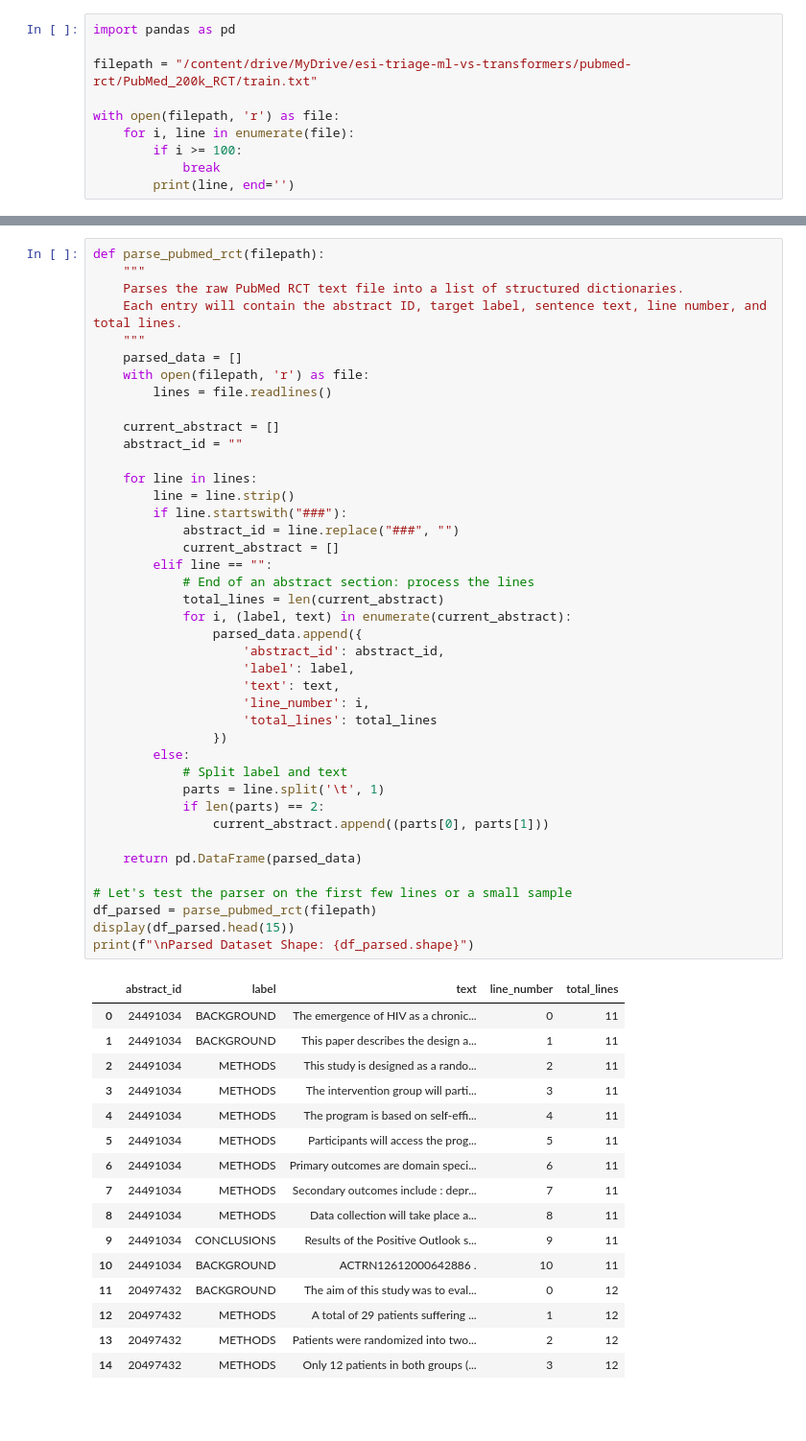
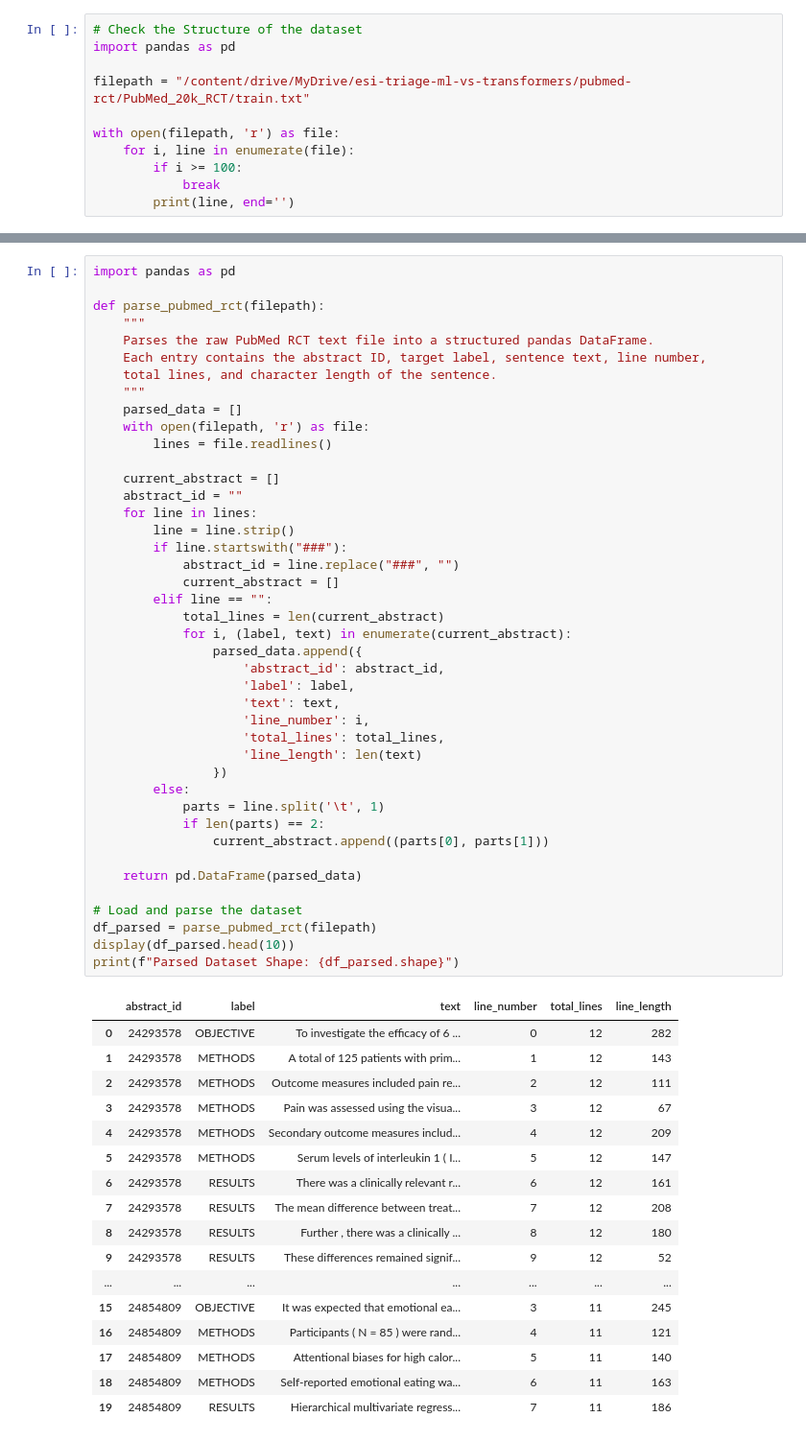
Before and after one commit to Afras2077/Sentence-Role-Classification-in-Medical-Abstracts-Bio_ClinicalBERT-vs.-Classical-ML, a Jupyter notebook: notebooks/01_data_exploration.ipynb, the cells around one changed output, grey strips where cells are left out. Shown at 96% size. Cells and saved outputs as stored; diff of their text form; blank space fills up the shorter version.

Commit message:
data parcing, basic feature enginneering for analysis, EDA

```diff
--- a/notebooks/01_data_exploration.ipynb
+++ b/notebooks/01_data_exploration.ipynb
@@ -4,7 +10,8 @@ drive.mount('/content/drive')
 # %%
+# Check the Structure of the dataset
 import pandas as pd
 
-filepath = "/content/drive/MyDrive/esi-triage-ml-vs-transformers/pubmed-rct/PubMed_200k_RCT/train.txt"
+filepath = "/content/drive/MyDrive/esi-triage-ml-vs-transformers/pubmed-rct/PubMed_20k_RCT/train.txt"
 
 with open(filepath, 'r') as file:
     for i, line in enumerate(file):
@@ -32,58 +39,60 @@ BACKGROUND      Visual naming alone may not identify all language sites in resec
 # %%
+import pandas as pd
+
 def parse_pubmed_rct(filepath):
     """
-    Parses the raw PubMed RCT text file into a list of structured dictionaries.
-    Each entry will contain the abstract ID, target label, sentence text, line number, and total lines.
+    Parses the raw PubMed RCT text file into a structured pandas DataFrame.
+    Each entry contains the abstract ID, target label, sentence text, line number,
+    total lines, and character length of the sentence.
     """
     parsed_data = []
     with open(filepath, 'r') as file:
         lines = file.readlines()
 
     current_abstract = []
     abstract_id = ""
-
     for line in lines:
         line = line.strip()
         if line.startswith("###"):
             abstract_id = line.replace("###", "")
             current_abstract = []
         elif line == "":
-            # End of an abstract section: process the lines
             total_lines = len(current_abstract)
             for i, (label, text) in enumerate(current_abstract):
                 parsed_data.append({
                     'abstract_id': abstract_id,
                     'label': label,
                     'text': text,
                     'line_number': i,
-                    'total_lines': total_lines
+                    'total_lines': total_lines,
+                    'line_length': len(text)
                 })
         else:
-            # Split label and text
             parts = line.split('\t', 1)
             if len(parts) == 2:
                 current_abstract.append((parts[0], parts[1]))
 
     return pd.DataFrame(parsed_data)
 
-# Let's test the parser on the first few lines or a small sample
+# Load and parse the dataset
 df_parsed = parse_pubmed_rct(filepath)
-display(df_parsed.head(15))
-print(f"\nParsed Dataset Shape: {df_parsed.shape}")
+display(df_parsed.head(10))
+print(f"Parsed Dataset Shape: {df_parsed.shape}")
 # %% [output]
-|  | abstract_id | label | text | line_number | total_lines |
-| 0 | 24491034 | BACKGROUND | The emergence of HIV as a chronic... | 0 | 11 |
-| 1 | 24491034 | BACKGROUND | This paper describes the design a... | 1 | 11 |
-| 2 | 24491034 | METHODS | This study is designed as a rando... | 2 | 11 |
-| 3 | 24491034 | METHODS | The intervention group will parti... | 3 | 11 |
-| 4 | 24491034 | METHODS | The program is based on self-effi... | 4 | 11 |
-| 5 | 24491034 | METHODS | Participants will access the prog... | 5 | 11 |
-| 6 | 24491034 | METHODS | Primary outcomes are domain speci... | 6 | 11 |
-| 7 | 24491034 | METHODS | Secondary outcomes include : depr... | 7 | 11 |
-| 8 | 24491034 | METHODS | Data collection will take place a... | 8 | 11 |
-| 9 | 24491034 | CONCLUSIONS | Results of the Positive Outlook s... | 9 | 11 |
-| 10 | 24491034 | BACKGROUND | ACTRN12612000642886 . | 10 | 11 |
-| 11 | 20497432 | BACKGROUND | The aim of this study was to eval... | 0 | 12 |
-| 12 | 20497432 | METHODS | A total of 29 patients suffering ... | 1 | 12 |
-| 13 | 20497432 | METHODS | Patients were randomized into two... | 2 | 12 |
-| 14 | 20497432 | METHODS | Only 12 patients in both groups (... | 3 | 12 |
+|  | abstract_id | label | text | line_number | total_lines | line_length |
+| 0 | 24293578 | OBJECTIVE | To investigate the efficacy of 6 ... | 0 | 12 | 282 |
+| 1 | 24293578 | METHODS | A total of 125 patients with prim... | 1 | 12 | 143 |
+| 2 | 24293578 | METHODS | Outcome measures included pain re... | 2 | 12 | 111 |
+| 3 | 24293578 | METHODS | Pain was assessed using the visua... | 3 | 12 | 67 |
+| 4 | 24293578 | METHODS | Secondary outcome measures includ... | 4 | 12 | 209 |
+| 5 | 24293578 | METHODS | Serum levels of interleukin 1 ( I... | 5 | 12 | 147 |
+| 6 | 24293578 | RESULTS | There was a clinically relevant r... | 6 | 12 | 161 |
+| 7 | 24293578 | RESULTS | The mean difference between treat... | 7 | 12 | 208 |
+| 8 | 24293578 | RESULTS | Further , there was a clinically ... | 8 | 12 | 180 |
+| 9 | 24293578 | RESULTS | These differences remained signif... | 9 | 12 | 52 |
+| ... | ... | ... | ... | ... | ... | ... |
+| 15 | 24854809 | OBJECTIVE | It was expected that emotional ea... | 3 | 11 | 245 |
+| 16 | 24854809 | METHODS | Participants ( N = 85 ) were rand... | 4 | 11 | 121 |
+| 17 | 24854809 | METHODS | Attentional biases for high calor... | 5 | 11 | 140 |
+| 18 | 24854809 | METHODS | Self-reported emotional eating wa... | 6 | 11 | 163 |
+| 19 | 24854809 | RESULTS | Hierarchical multivariate regress... | 7 | 11 | 186 |
```
Also changed, not shown: parts of 15 cells of this notebook.
